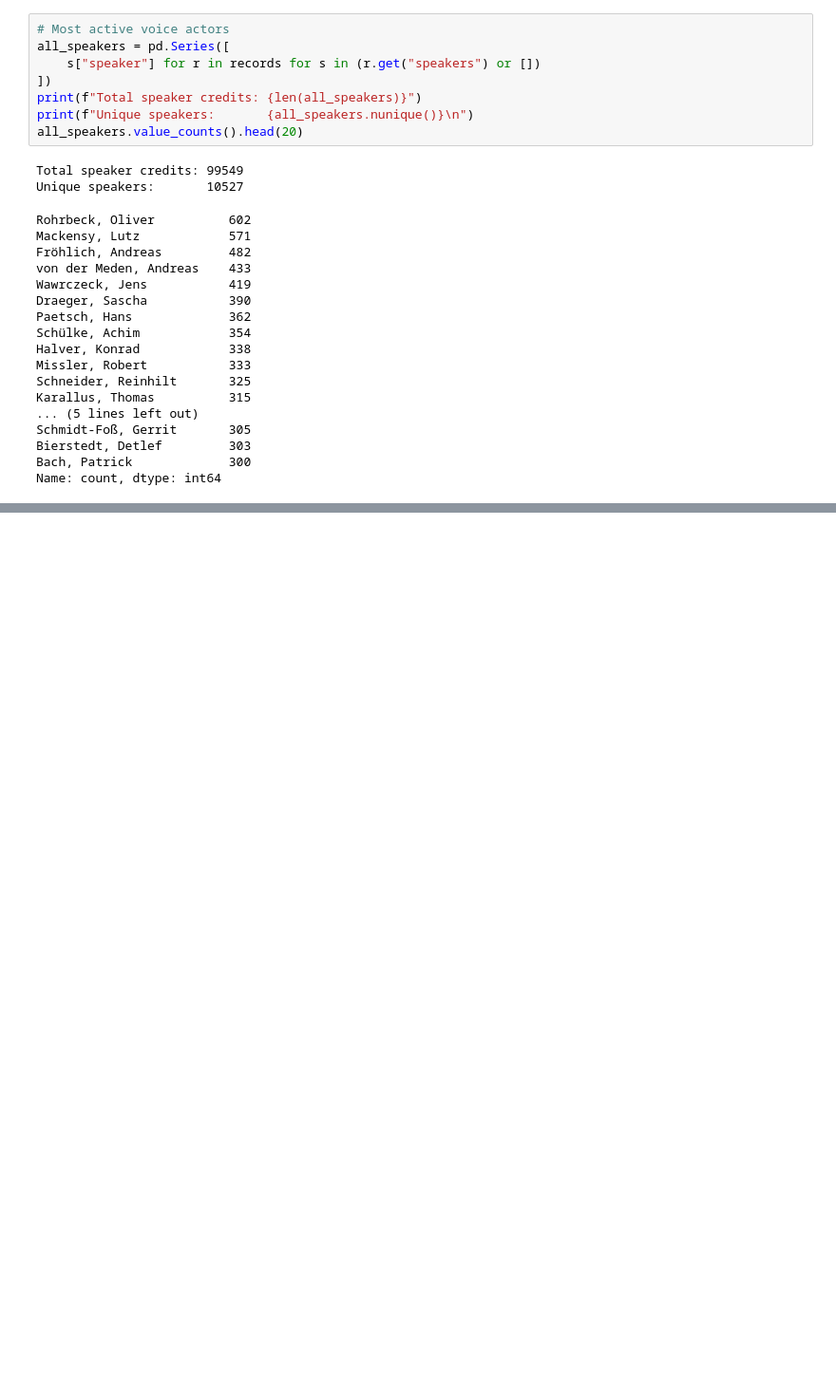
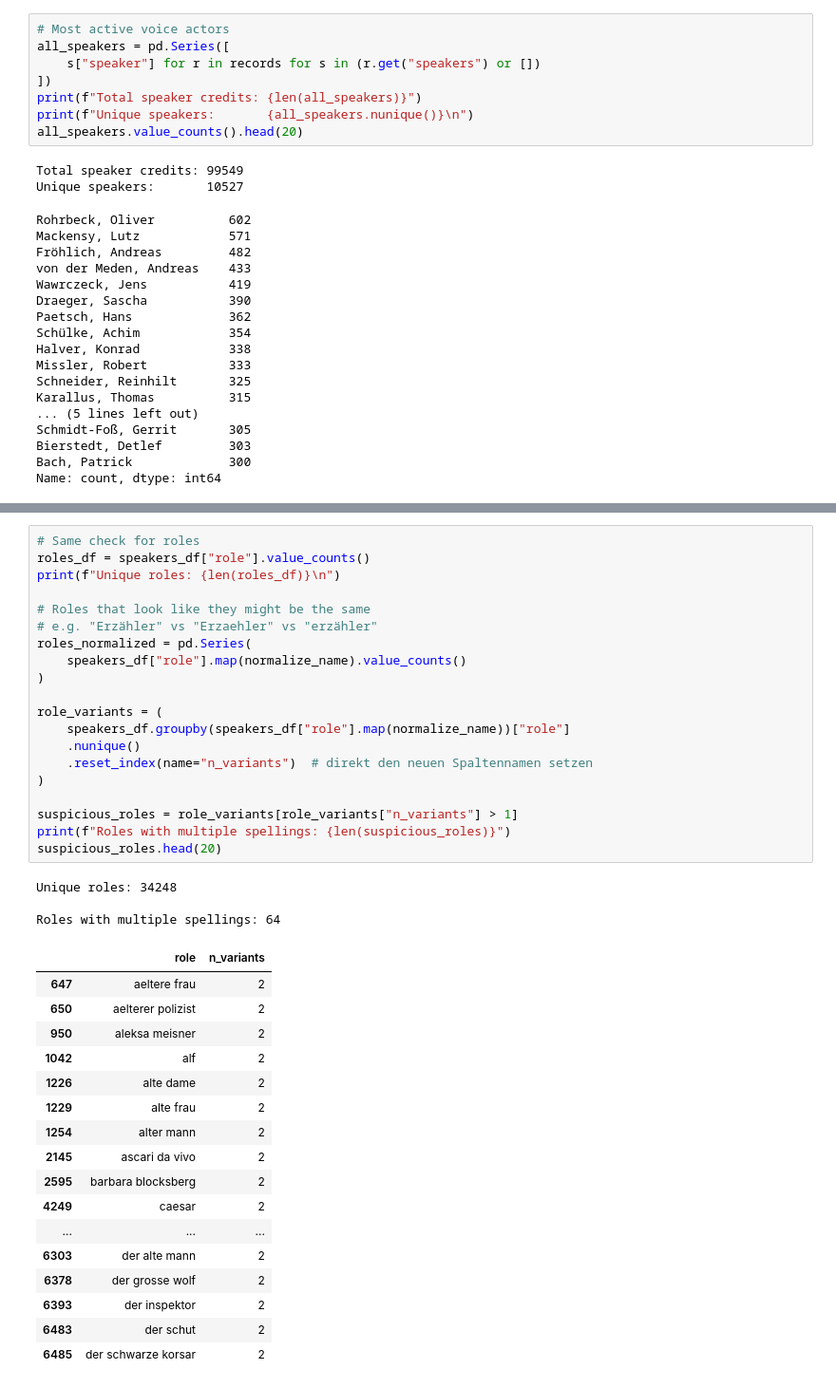
Before and after one commit to JKL453/hoerspiel-explorer, a Jupyter notebook: notebooks/01_exploration.ipynb, the cells around one changed output, grey strips where cells are left out. Shown at 95% size. Saved outputs shown, nothing was run; the diff lists cells and outputs as text; blank space fills up the shorter version.

```diff
--- a/notebooks/01_exploration.ipynb
+++ b/notebooks/01_exploration.ipynb
@@ -239,0 +347,41 @@ Name: count, dtype: int64
+# %%
+# Same check for roles
+roles_df = speakers_df["role"].value_counts()
+print(f"Unique roles: {len(roles_df)}\n")
+
+# Roles that look like they might be the same
+# e.g. "Erzähler" vs "Erzaehler" vs "erzähler"
+roles_normalized = pd.Series(
+    speakers_df["role"].map(normalize_name).value_counts()
+)
+
+role_variants = (
+    speakers_df.groupby(speakers_df["role"].map(normalize_name))["role"]
+    .nunique()
+    .reset_index(name="n_variants")  # direkt den neuen Spaltennamen setzen
+)
+
+suspicious_roles = role_variants[role_variants["n_variants"] > 1]
+print(f"Roles with multiple spellings: {len(suspicious_roles)}")
+suspicious_roles.head(20)
+# %% [output]
+Unique roles: 34248
+
+Roles with multiple spellings: 64
+|  | role | n_variants |
+| 647 | aeltere frau | 2 |
+| 650 | aelterer polizist | 2 |
+| 950 | aleksa meisner | 2 |
+| 1042 | alf | 2 |
+| 1226 | alte dame | 2 |
+| 1229 | alte frau | 2 |
+| 1254 | alter mann | 2 |
+| 2145 | ascari da vivo | 2 |
+| 2595 | barbara blocksberg | 2 |
+| 4249 | caesar | 2 |
+| ... | ... | ... |
+| 6303 | der alte mann | 2 |
+| 6378 | der grosse wolf | 2 |
+| 6393 | der inspektor | 2 |
+| 6483 | der schut | 2 |
+| 6485 | der schwarze korsar | 2 |
```
Also changed, not shown: parts of 7 cells of this notebook, 1 other file.
